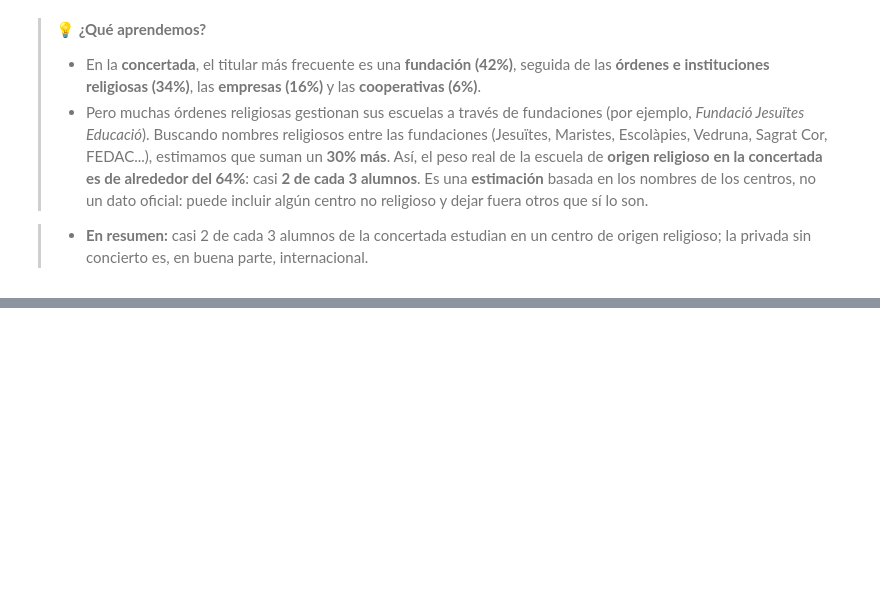
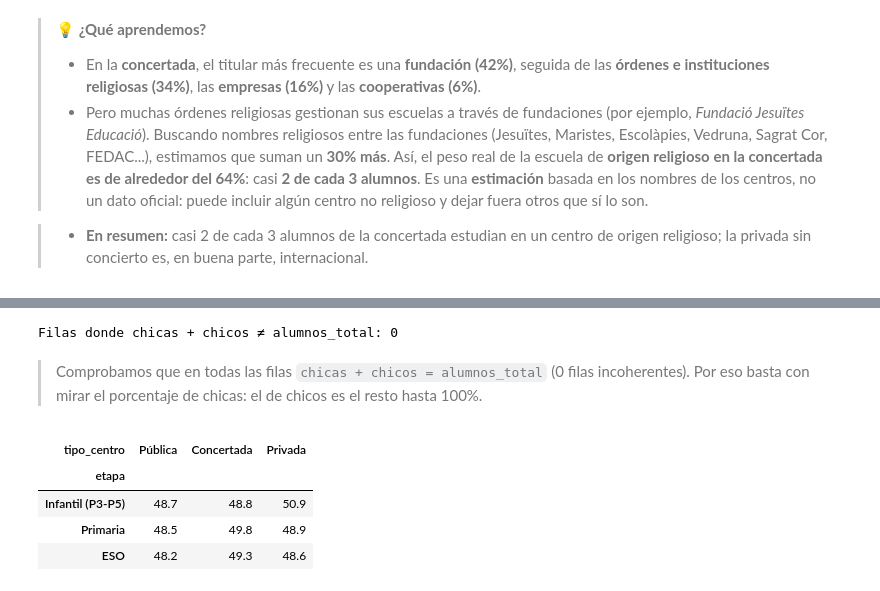
Before and after one commit to esrakesken/eda-educacion-barcelona, a Jupyter notebook: notebooks/01_eda_educacion_bcn.ipynb, the cells around one changed output, grey strips where cells are left out. Saved outputs shown, nothing was run; the diff lists cells and outputs as text; code cells hidden in the pictures; blank space fills up the shorter version.

```diff
--- a/notebooks/01_eda_educacion_bcn.ipynb
+++ b/notebooks/01_eda_educacion_bcn.ipynb
@@ -1076,0 +1082,22 @@ Origen religioso estimado: 64.0%
+# %%
+incoherentes = df_limpio[df_limpio["chicas"] + df_limpio["chicos"] != df_limpio["alumnos_total"]]
+print(f"Filas donde chicas + chicos ≠ alumnos_total: {len(incoherentes)}")
+# %% [output]
+Filas donde chicas + chicos ≠ alumnos_total: 0
+# %% [markdown]
+> Comprobamos que en todas las filas `chicas + chicos = alumnos_total` (0 filas incoherentes). Por eso basta con mirar el porcentaje de chicas: el de chicos es el resto hasta 100%.
+# %%
+chicas_por_tipo = (
+    df_actual.groupby(["etapa", "tipo_centro"])[["chicas", "alumnos_total"]].sum()
+    .assign(pct_chicas=lambda t: t["chicas"] / t["alumnos_total"] * 100)["pct_chicas"]
+    .unstack()
+    .reindex(index=ORDEN_ETAPAS, columns=ORDEN_TIPOS)
+    .round(1)
+)
+chicas_por_tipo
+# %% [output]
+| tipo_centro | Pública | Concertada | Privada |
+| etapa |  |  |  |
+| Infantil (P3-P5) | 48.7 | 48.8 | 50.9 |
+| Primaria | 48.5 | 49.8 | 48.9 |
+| ESO | 48.2 | 49.3 | 48.6 |
```
Also changed, not shown: parts of 3 cells of this notebook.
